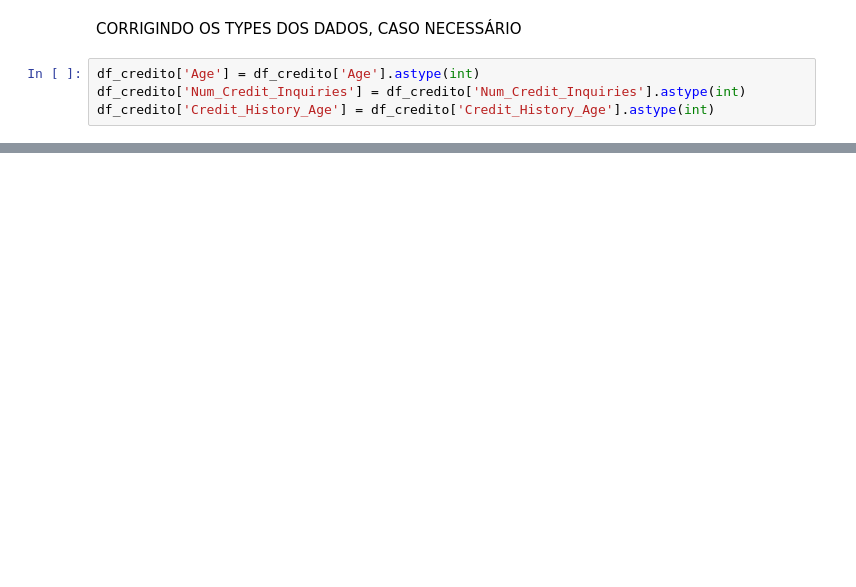
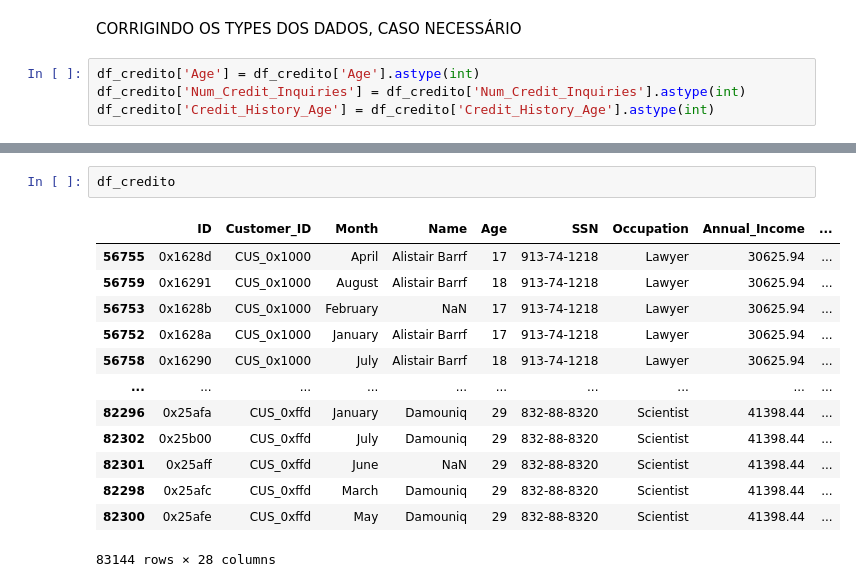
Before and after one commit to andrerosaDBA/FIAP, a Jupyter notebook: MachineLearning/QuantumFinance/TrabalhoQtmFinance.ipynb, the cells around one changed output, grey strips where cells are left out. Cells and saved outputs as stored; diff of their text form; blank space fills up the shorter version.

```diff
--- a/MachineLearning/QuantumFinance/TrabalhoQtmFinance.ipynb
+++ b/MachineLearning/QuantumFinance/TrabalhoQtmFinance.ipynb
@@ -321 +328,17 @@ Credit_Score                0
 dtype: int64
+# %%
+df_credito
+# %% [output]
+|  | ID | Customer_ID | Month | Name | Age | SSN | Occupation | Annual_Income | ... |
+| 56755 | 0x1628d | CUS_0x1000 | April | Alistair Barrf | 17 | 913-74-1218 | Lawyer | 30625.94 | ... |
+| 56759 | 0x16291 | CUS_0x1000 | August | Alistair Barrf | 18 | 913-74-1218 | Lawyer | 30625.94 | ... |
+| 56753 | 0x1628b | CUS_0x1000 | February | NaN | 17 | 913-74-1218 | Lawyer | 30625.94 | ... |
+| 56752 | 0x1628a | CUS_0x1000 | January | Alistair Barrf | 17 | 913-74-1218 | Lawyer | 30625.94 | ... |
+| 56758 | 0x16290 | CUS_0x1000 | July | Alistair Barrf | 18 | 913-74-1218 | Lawyer | 30625.94 | ... |
+| ... | ... | ... | ... | ... | ... | ... | ... | ... | ... |
+| 82296 | 0x25afa | CUS_0xffd | January | Damouniq | 29 | 832-88-8320 | Scientist | 41398.44 | ... |
+| 82302 | 0x25b00 | CUS_0xffd | July | Damouniq | 29 | 832-88-8320 | Scientist | 41398.44 | ... |
+| 82301 | 0x25aff | CUS_0xffd | June | NaN | 29 | 832-88-8320 | Scientist | 41398.44 | ... |
+| 82298 | 0x25afc | CUS_0xffd | March | Damouniq | 29 | 832-88-8320 | Scientist | 41398.44 | ... |
+| 82300 | 0x25afe | CUS_0xffd | May | Damouniq | 29 | 832-88-8320 | Scientist | 41398.44 | ... |
+83144 rows × 28 columns
```
Also changed, not shown: parts of 4 cells of this notebook.
